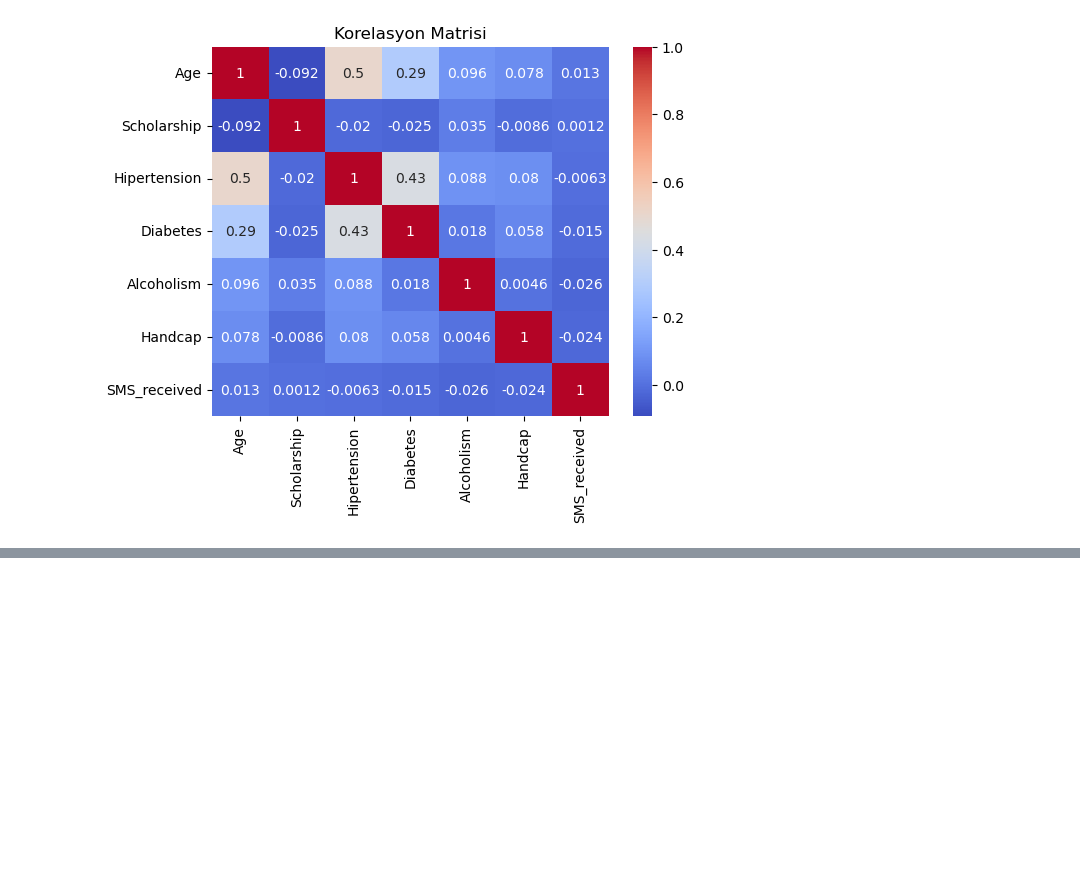
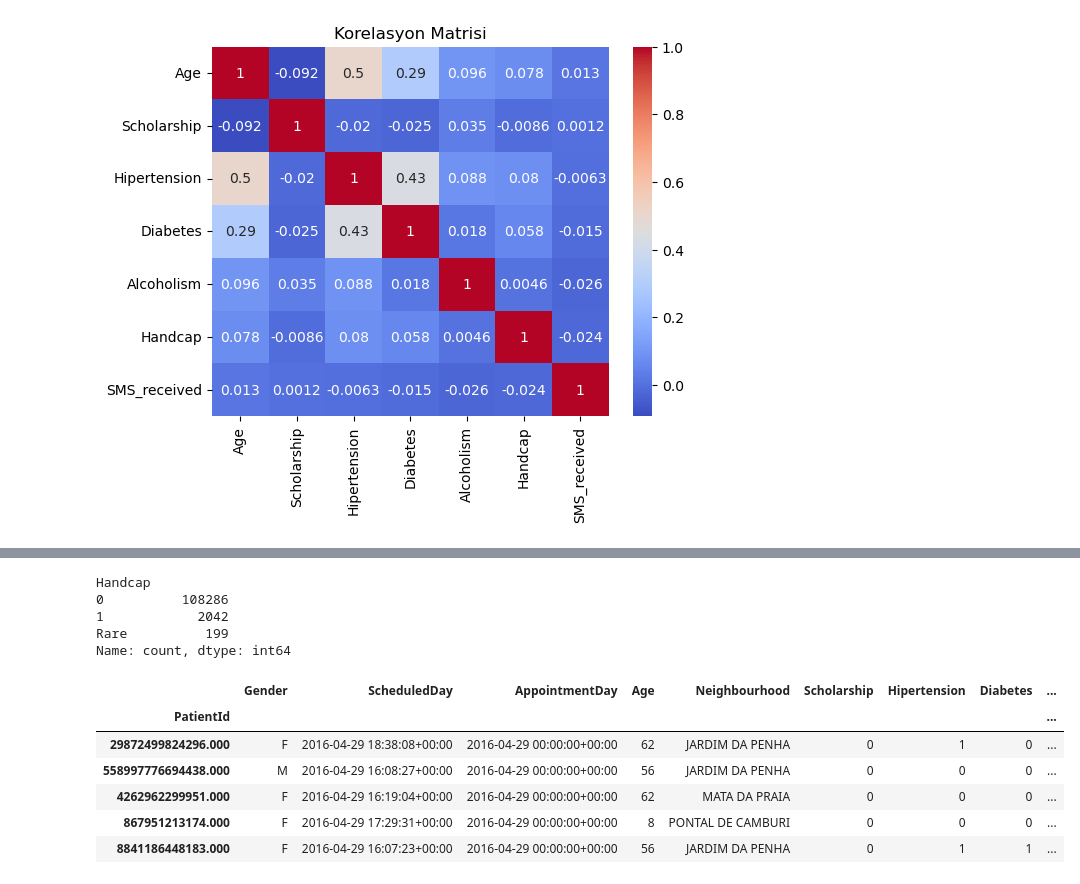
Before and after one commit to UstubecEmre/MedicalAppointmentML, a Jupyter notebook: medical_appointment.ipynb, the cells around one changed output, grey strips where cells are left out. Cells and saved outputs as stored; diff of their text form; code cells hidden in the pictures; blank space fills up the shorter version.

```diff
--- a/medical_appointment.ipynb
+++ b/medical_appointment.ipynb
@@ -346,0 +401,14 @@ Yukarıda görünene göre değişkenler arasında çok güçlü bir ilişki yok
+# %%
+df_copy["Alcoholism"] = df_copy["Alcoholism"].astype("object")
+df_copy["Alcoholism"].dtype
+
+
+def convert_to_object(dataframe, num_but_cat):
+    for col in num_but_cat:
+        if dataframe[col].dtype != "object":
+            dataframe[col] = dataframe[col].astype("object")
+            print(f"{col} değişkeninin yeni veri tipi {dataframe[col].dtype}")
+        else:
+            print(f"{col} değişkeninin veri türü zaten {dataframe[col].dtype}")
+
+convert_to_object(dataframe= df_copy, num_but_cat= num_but_cat)
@@ -346,0 +503,26 @@ Yukarıda görünene göre değişkenler arasında çok güçlü bir ilişki yok
+# %%
+df_copy["Handcap"].value_counts(normalize= True) # rare encoding yapılabilir
+# Eşik değerinden düşük orana sahip olanları rare altında toplayan fonksiyonu yazalım
+def rare_encoder(dataframe, col_name, rare_perc = 0.01):
+    value_counts = dataframe[col_name].value_counts(normalize = True) # oranı verir
+    rare_labels = value_counts[value_counts < rare_perc].index # değişkenin kendisini verir
+    # Eşik değerden düşükleri Rare grubu altında topla
+    dataframe[col_name] = dataframe[col_name].apply(lambda x: "Rare" if x in rare_labels else x)
+
+    return dataframe
+
+df_rare_encoded = rare_encoder(df_copy, "Handcap", rare_perc = 0.01)
+print(df_rare_encoded[ohe_cols].value_counts())
+# %% [output]
+Handcap
+0          108286
+1            2042
+Rare          199
+Name: count, dtype: int64
+|  | Gender | ScheduledDay | AppointmentDay | Age | Neighbourhood | Scholarship | Hipertension | Diabetes | ... |
+| PatientId |  |  |  |  |  |  |  |  | ... |
+| 29872499824296.000 | F | 2016-04-29 18:38:08+00:00 | 2016-04-29 00:00:00+00:00 | 62 | JARDIM DA PENHA | 0 | 1 | 0 | ... |
+| 558997776694438.000 | M | 2016-04-29 16:08:27+00:00 | 2016-04-29 00:00:00+00:00 | 56 | JARDIM DA PENHA | 0 | 0 | 0 | ... |
+| 4262962299951.000 | F | 2016-04-29 16:19:04+00:00 | 2016-04-29 00:00:00+00:00 | 62 | MATA DA PRAIA | 0 | 0 | 0 | ... |
+| 867951213174.000 | F | 2016-04-29 17:29:31+00:00 | 2016-04-29 00:00:00+00:00 | 8 | PONTAL DE CAMBURI | 0 | 0 | 0 | ... |
+| 8841186448183.000 | F | 2016-04-29 16:07:23+00:00 | 2016-04-29 00:00:00+00:00 | 56 | JARDIM DA PENHA | 0 | 1 | 1 | ... |
```
Also changed, not shown: parts of 11 cells of this notebook.
